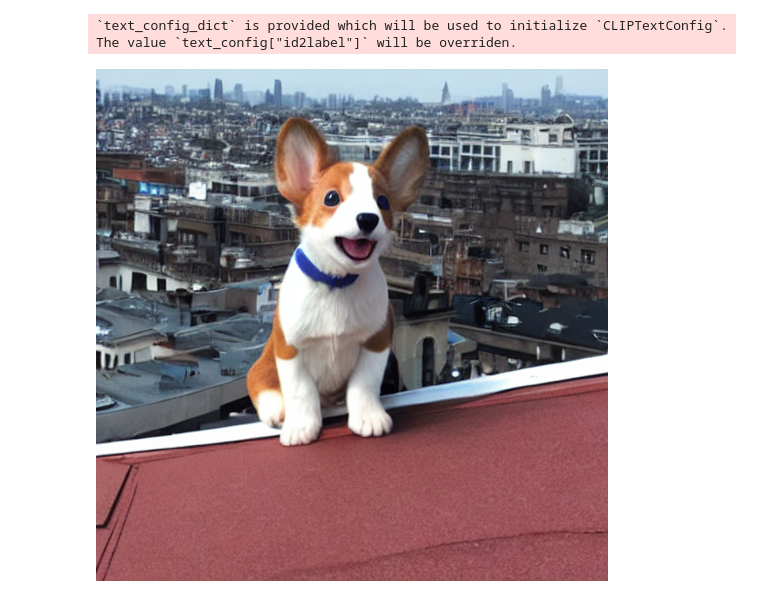
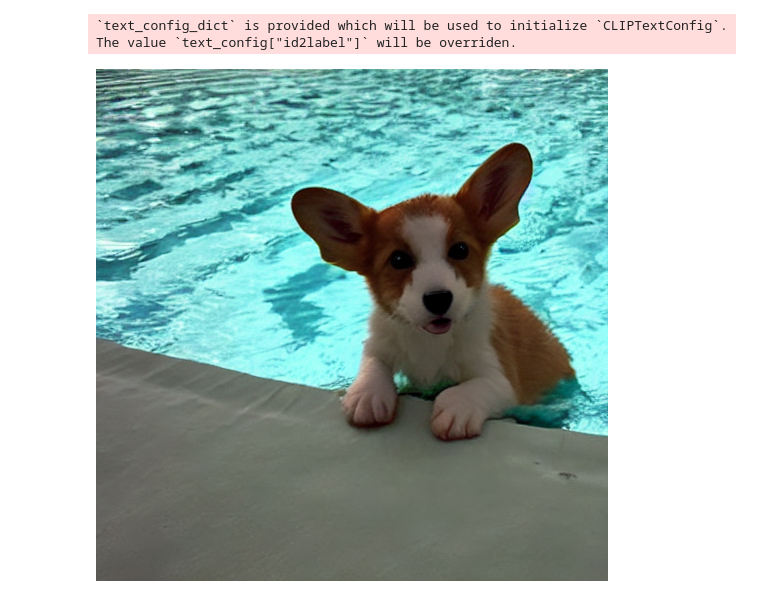
Before and after one commit to ignoww/ZOODiP, a Jupyter notebook: inference.ipynb, the cells around one changed output. Drawn from its saved outputs; the diff is of its cells as text; code cells hidden in the pictures.

```diff
--- a/inference.ipynb
+++ b/inference.ipynb
@@ -1,6 +1,6 @@
 # %%
 from diffusers import StableDiffusionPipeline
-from optimum.quanto import quantize, freeze, qint8, qint4
+from optimum.quanto import quantize, freeze, qint8
 import torch
 
 pipeline = StableDiffusionPipeline.from_pretrained("runwayml/stable-diffusion-v1-5", torch_dtype=torch.float16).to("cuda")
@@ -12,12 +12,12 @@ freeze(pipeline.text_encoder)
 freeze(pipeline.vae)
 pipeline.text_encoder = pipeline.text_encoder.half()
 torch.cuda.empty_cache()
+
+pipeline.load_textual_inversion("./results/512_1e2/learned_embeds-steps-30000.safetensors")
 # %% [output]
 `text_config_dict` is provided which will be used to initialize `CLIPTextConfig`. The value `text_config["id2label"]` will be overriden.
-# %%
-pipeline.load_textual_inversion("./results/learned_embeds-steps-30000.safetensors")
 # %%
-image = pipeline("a photo of sks on the rooftop", num_inference_steps=50, guidance_scale=7.5).images[0]
+image = pipeline("a photo of sks swimming in the pool", num_inference_steps=50, guidance_scale=7.5).images[0]
 image
 # %% [output]
-[figure, old version]
+[figure, new version]
```
